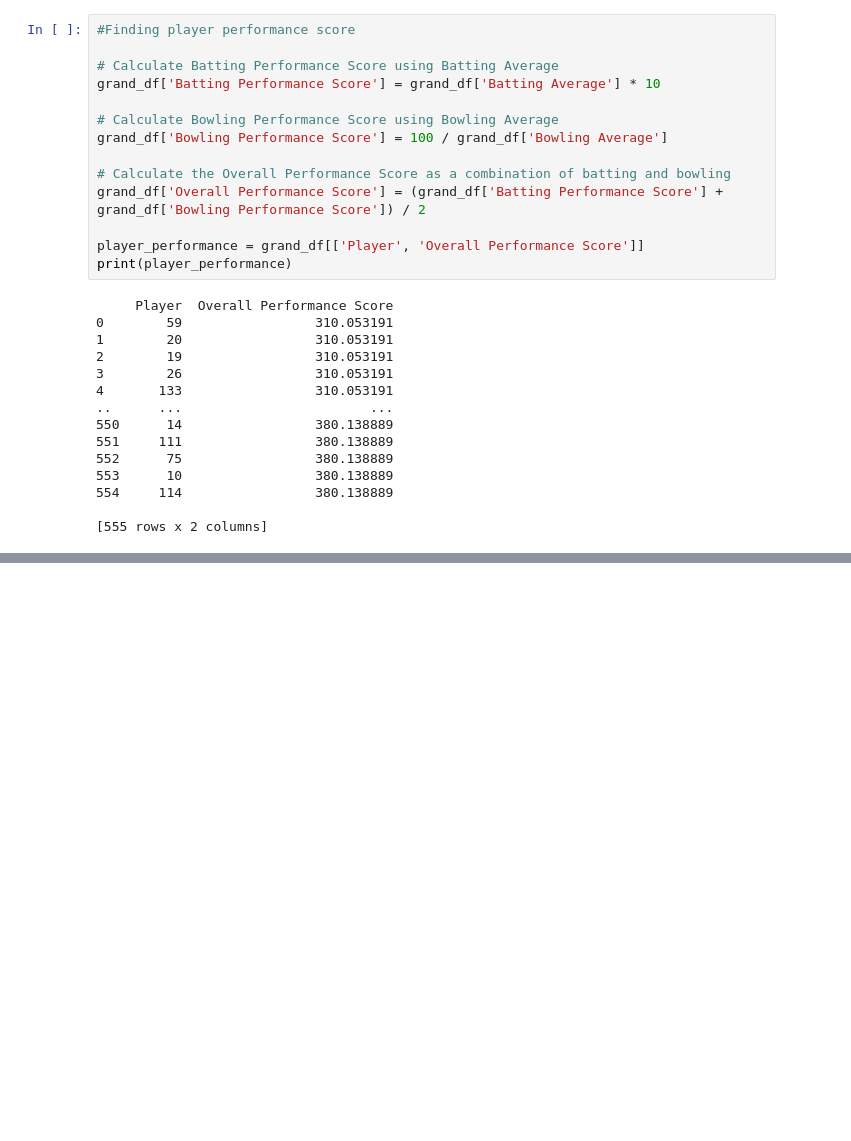
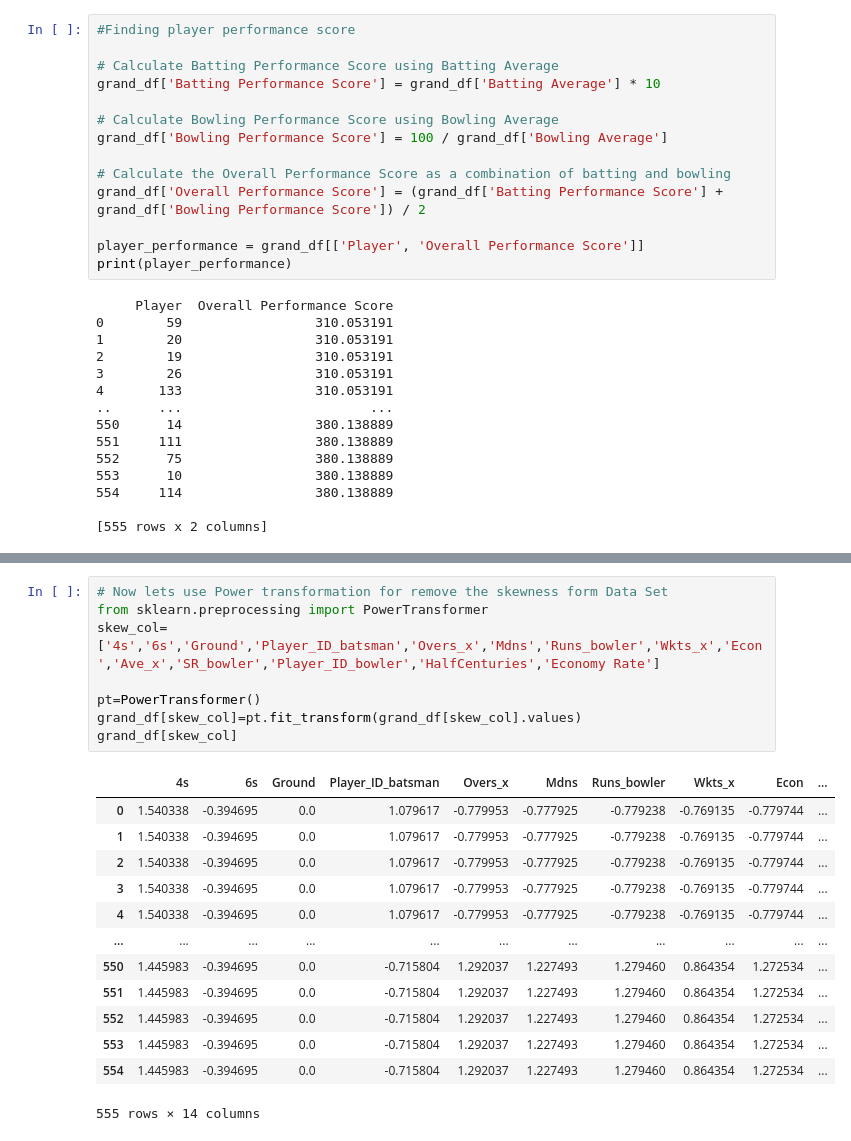
Before and after one commit to JaveriaIrfan686/Cricket-Player-Performance-Prediction-using-machine-learning, a Jupyter notebook: Cricket Player Performance Predict.ipynb, the cells around one changed output, grey strips where cells are left out. Cells and saved outputs as stored; diff of their text form; blank space fills up the shorter version.

```diff
--- a/Cricket Player Performance Predict.ipynb
+++ b/Cricket Player Performance Predict.ipynb
@@ -1083,0 +1072,22 @@ for column in numeric_columns.columns:
+# %%
+# Now lets use Power transformation for remove the skewness form Data Set
+from sklearn.preprocessing import PowerTransformer
+skew_col=['4s','6s','Ground','Player_ID_batsman','Overs_x','Mdns','Runs_bowler','Wkts_x','Econ','Ave_x','SR_bowler','Player_ID_bowler','HalfCenturies','Economy Rate']
+
+pt=PowerTransformer()
+grand_df[skew_col]=pt.fit_transform(grand_df[skew_col].values)
+grand_df[skew_col]
+# %% [output]
+|  | 4s | 6s | Ground | Player_ID_batsman | Overs_x | Mdns | Runs_bowler | Wkts_x | Econ | ... |
+| 0 | 1.540338 | -0.394695 | 0.0 | 1.079617 | -0.779953 | -0.777925 | -0.779238 | -0.769135 | -0.779744 | ... |
+| 1 | 1.540338 | -0.394695 | 0.0 | 1.079617 | -0.779953 | -0.777925 | -0.779238 | -0.769135 | -0.779744 | ... |
+| 2 | 1.540338 | -0.394695 | 0.0 | 1.079617 | -0.779953 | -0.777925 | -0.779238 | -0.769135 | -0.779744 | ... |
+| 3 | 1.540338 | -0.394695 | 0.0 | 1.079617 | -0.779953 | -0.777925 | -0.779238 | -0.769135 | -0.779744 | ... |
+| 4 | 1.540338 | -0.394695 | 0.0 | 1.079617 | -0.779953 | -0.777925 | -0.779238 | -0.769135 | -0.779744 | ... |
+| ... | ... | ... | ... | ... | ... | ... | ... | ... | ... | ... |
+| 550 | 1.445983 | -0.394695 | 0.0 | -0.715804 | 1.292037 | 1.227493 | 1.279460 | 0.864354 | 1.272534 | ... |
+| 551 | 1.445983 | -0.394695 | 0.0 | -0.715804 | 1.292037 | 1.227493 | 1.279460 | 0.864354 | 1.272534 | ... |
+| 552 | 1.445983 | -0.394695 | 0.0 | -0.715804 | 1.292037 | 1.227493 | 1.279460 | 0.864354 | 1.272534 | ... |
+| 553 | 1.445983 | -0.394695 | 0.0 | -0.715804 | 1.292037 | 1.227493 | 1.279460 | 0.864354 | 1.272534 | ... |
+| 554 | 1.445983 | -0.394695 | 0.0 | -0.715804 | 1.292037 | 1.227493 | 1.279460 | 0.864354 | 1.272534 | ... |
+555 rows × 14 columns
```
Also changed, not shown: parts of 11 cells of this notebook.
